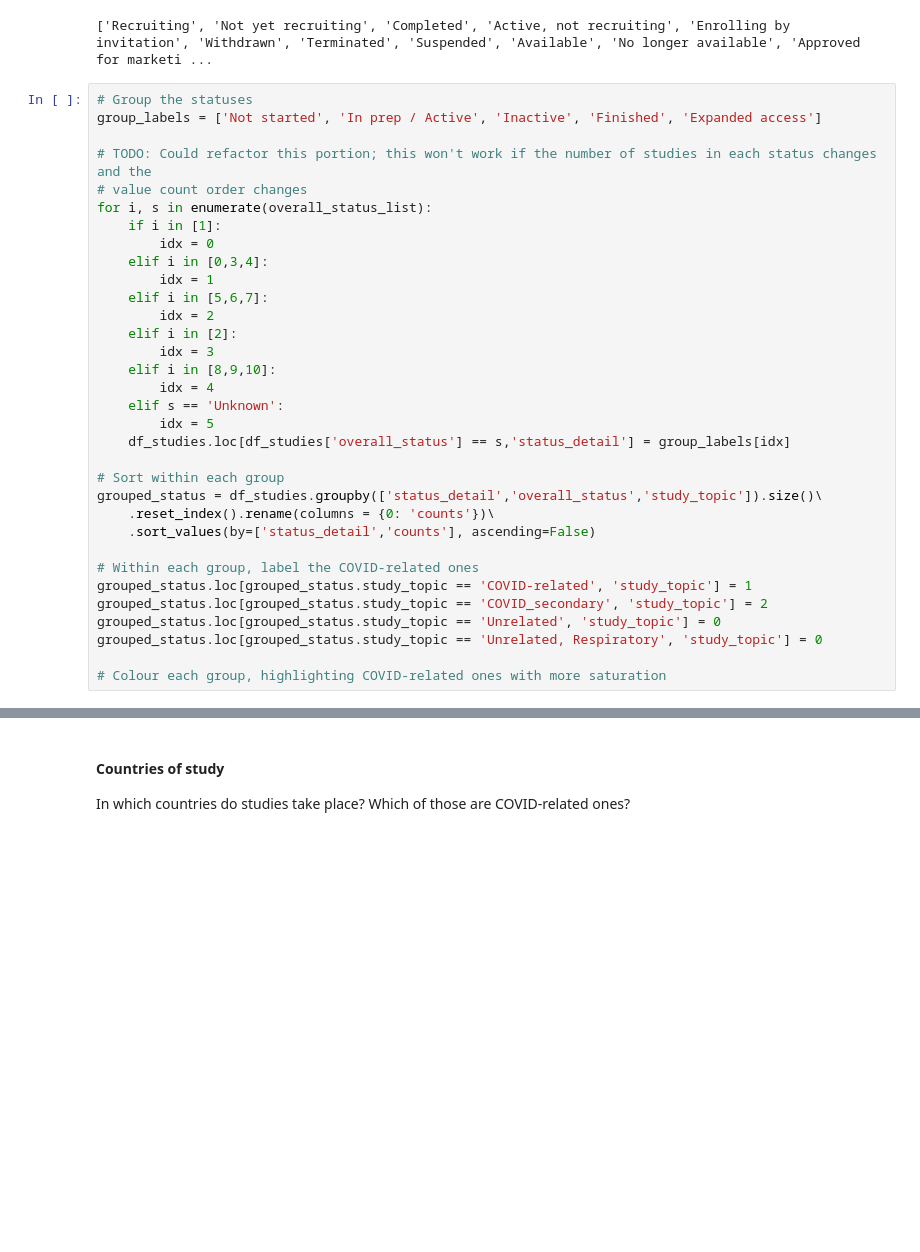
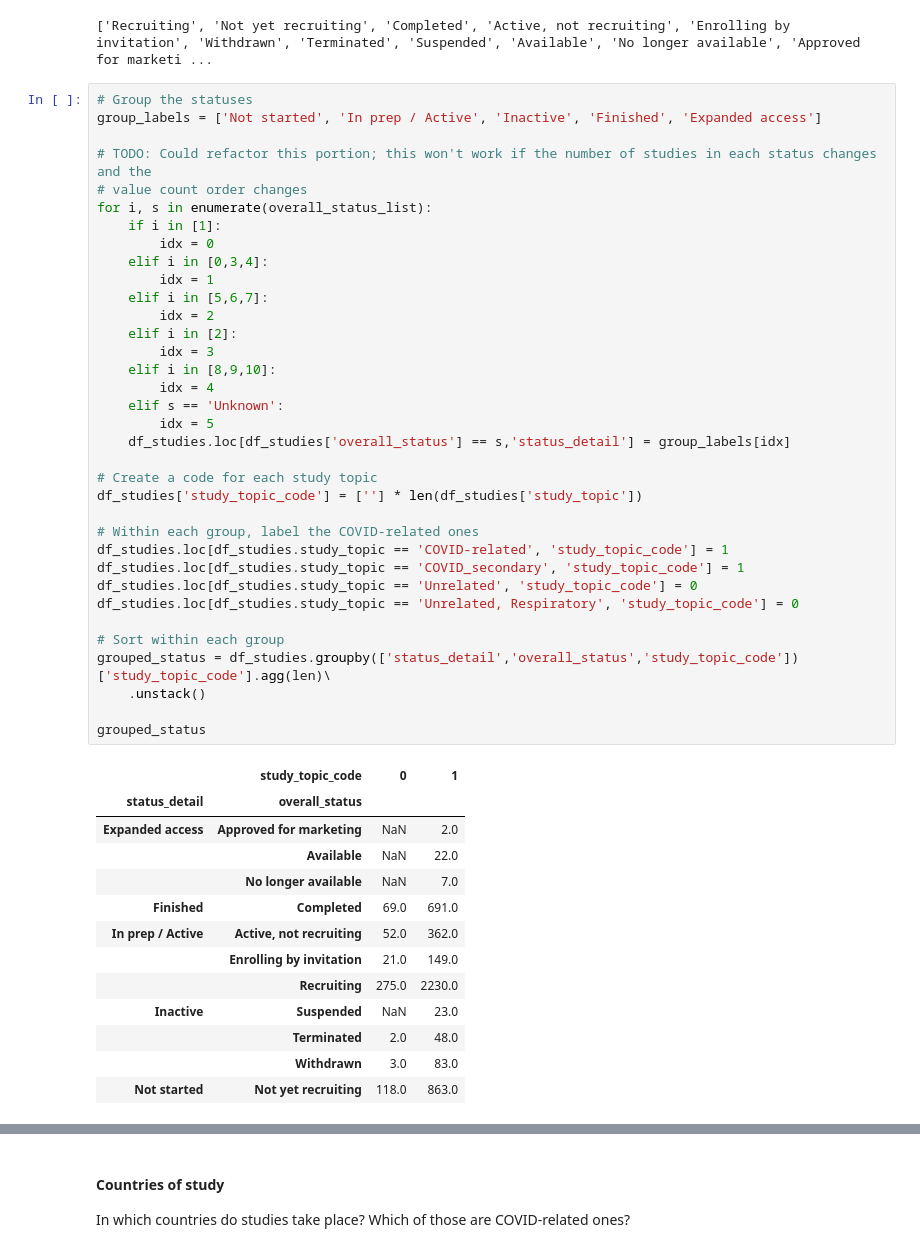
Before and after one commit to chels-kim/kaggle-covid-clintri, a Jupyter notebook: kaggle-covid-clintri/COVID-19 Clinical Trials.ipynb, the cells around one changed output, grey strips where cells are left out. Saved outputs shown, nothing was run; the diff lists cells and outputs as text; blank space fills up the shorter version.

```diff
--- a/kaggle-covid-clintri/COVID-19 Clinical Trials.ipynb
+++ b/kaggle-covid-clintri/COVID-19 Clinical Trials.ipynb
@@ -507,33 +508,49 @@ print(overall_status_list)
 # %%
 # Group the statuses
 group_labels = ['Not started', 'In prep / Active', 'Inactive', 'Finished', 'Expanded access']
 
 # TODO: Could refactor this portion; this won't work if the number of studies in each status changes and the
 # value count order changes
 for i, s in enumerate(overall_status_list):
     if i in [1]:
         idx = 0
     elif i in [0,3,4]:
         idx = 1
     elif i in [5,6,7]:
         idx = 2
     elif i in [2]:
         idx = 3
     elif i in [8,9,10]:
         idx = 4
     elif s == 'Unknown':
         idx = 5
     df_studies.loc[df_studies['overall_status'] == s,'status_detail'] = group_labels[idx]
 
-# Sort within each group
-grouped_status = df_studies.groupby(['status_detail','overall_status','study_topic']).size()\
-    .reset_index().rename(columns = {0: 'counts'})\
-    .sort_values(by=['status_detail','counts'], ascending=False)
+# Create a code for each study topic
+df_studies['study_topic_code'] = [''] * len(df_studies['study_topic'])
 
 # Within each group, label the COVID-related ones
-grouped_status.loc[grouped_status.study_topic == 'COVID-related', 'study_topic'] = 1
-grouped_status.loc[grouped_status.study_topic == 'COVID_secondary', 'study_topic'] = 2
-grouped_status.loc[grouped_status.study_topic == 'Unrelated', 'study_topic'] = 0
-grouped_status.loc[grouped_status.study_topic == 'Unrelated, Respiratory', 'study_topic'] = 0
+df_studies.loc[df_studies.study_topic == 'COVID-related', 'study_topic_code'] = 1
+df_studies.loc[df_studies.study_topic == 'COVID_secondary', 'study_topic_code'] = 1
+df_studies.loc[df_studies.study_topic == 'Unrelated', 'study_topic_code'] = 0
+df_studies.loc[df_studies.study_topic == 'Unrelated, Respiratory', 'study_topic_code'] = 0
 
-# Colour each group, highlighting COVID-related ones with more saturation
+# Sort within each group
+grouped_status = df_studies.groupby(['status_detail','overall_status','study_topic_code'])['study_topic_code'].agg(len)\
+    .unstack()
+
+grouped_status
+# %% [output]
+|  | study_topic_code | 0 | 1 |
+| status_detail | overall_status |  |  |
+| Expanded access | Approved for marketing | NaN | 2.0 |
+|  | Available | NaN | 22.0 |
+|  | No longer available | NaN | 7.0 |
+| Finished | Completed | 69.0 | 691.0 |
+| In prep / Active | Active, not recruiting | 52.0 | 362.0 |
+|  | Enrolling by invitation | 21.0 | 149.0 |
+|  | Recruiting | 275.0 | 2230.0 |
+| Inactive | Suspended | NaN | 23.0 |
+|  | Terminated | 2.0 | 48.0 |
+|  | Withdrawn | 3.0 | 83.0 |
+| Not started | Not yet recruiting | 118.0 | 863.0 |
```
Also changed, not shown: parts of 5 cells of this notebook.
